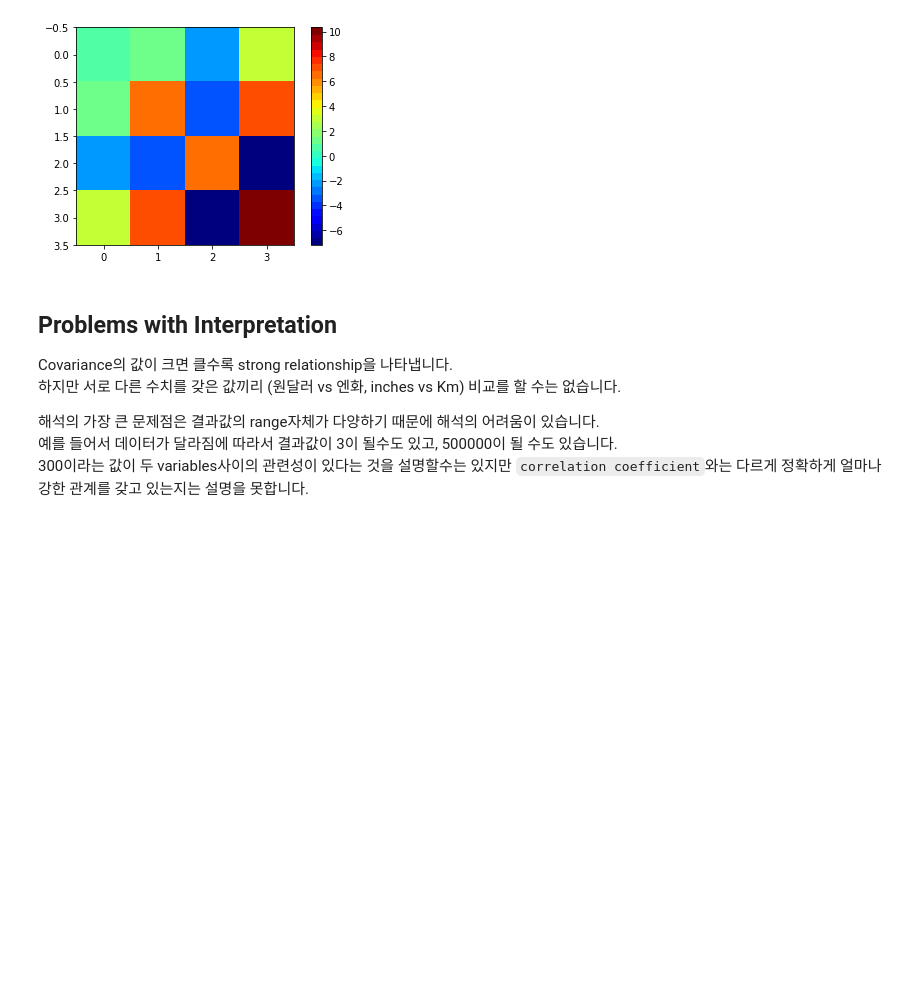
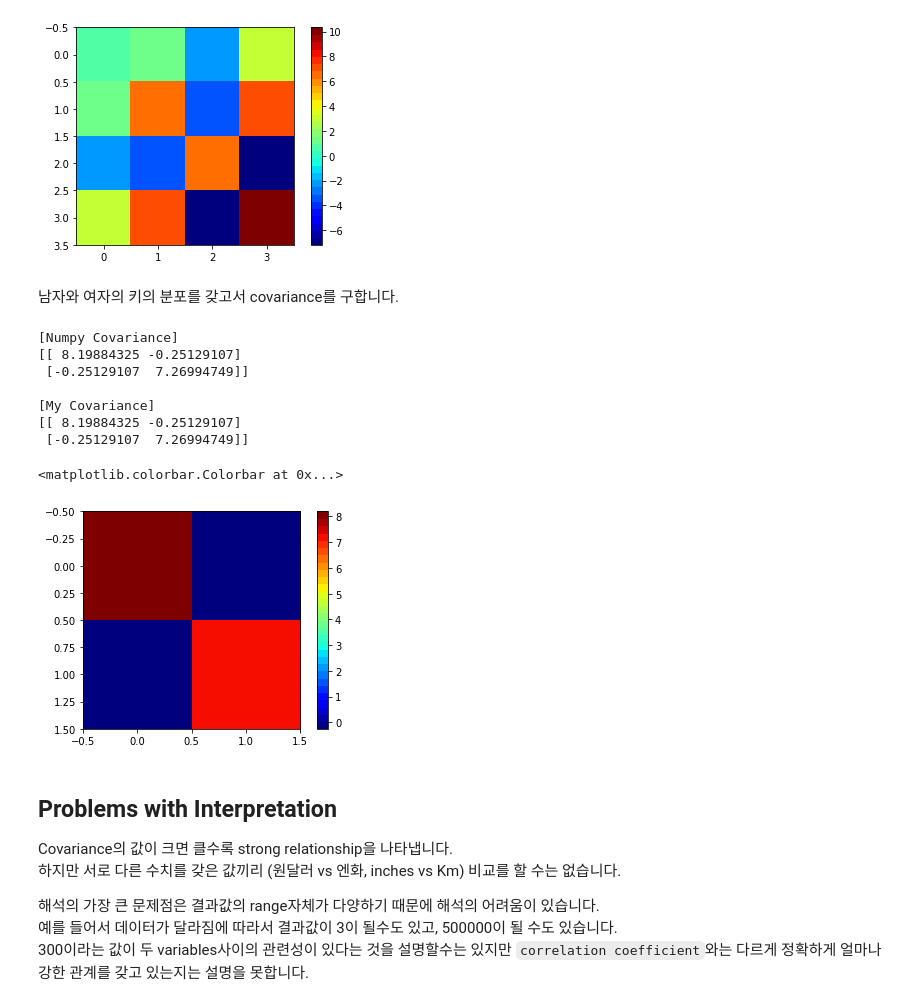
Before and after one commit to AndersonJo/gaussian-process, a Jupyter notebook: covariance-and-correlation-coefficient.ipynb, the cells around one changed output. Drawn from its saved outputs; the diff is of its cells as text; code cells hidden in the pictures; blank space fills up the shorter version.

```diff
--- a/covariance-and-correlation-coefficient.ipynb
+++ b/covariance-and-correlation-coefficient.ipynb
@@ -95,6 +96,31 @@ colorbar(cax)
  [  3.           6.83333333  -7.16666667  10.33333333]]
 <matplotlib.colorbar.Colorbar at 0x...>
 [figure]
+# %% [markdown]
+남자와 여자의 키의 분포를 갖고서 covariance를 구합니다.
+# %%
+data = pd.read_csv('dataset/gender-height-weight.csv', usecols=(0, 1, 2))
+x = np.array([data[data['Gender'] == 'Male']['Height'].as_matrix()])
+y = np.array([data[data['Gender'] == 'Female']['Height'].as_matrix()])
+
+print('[Numpy Covariance]')
+print(np.cov(x, y))
+print()
+print('[My Covariance]')
+print(covariance(x, y, ddof=1))
+
+cax = imshow(np.cov(x, y), interpolation='nearest', cmap=cm.get_cmap('jet', 30))
+colorbar(cax)
+# %% [output]
+[Numpy Covariance]
+[[ 8.19884325 -0.25129107]
+ [-0.25129107  7.26994749]]
+
+[My Covariance]
+[[ 8.19884325 -0.25129107]
+ [-0.25129107  7.26994749]]
+<matplotlib.colorbar.Colorbar at 0x...>
+[figure, added]
 # %% [markdown]
 ## Problems with Interpretation
 
```
Also changed, not shown: parts of 1 cell of this notebook, 3 other files.
